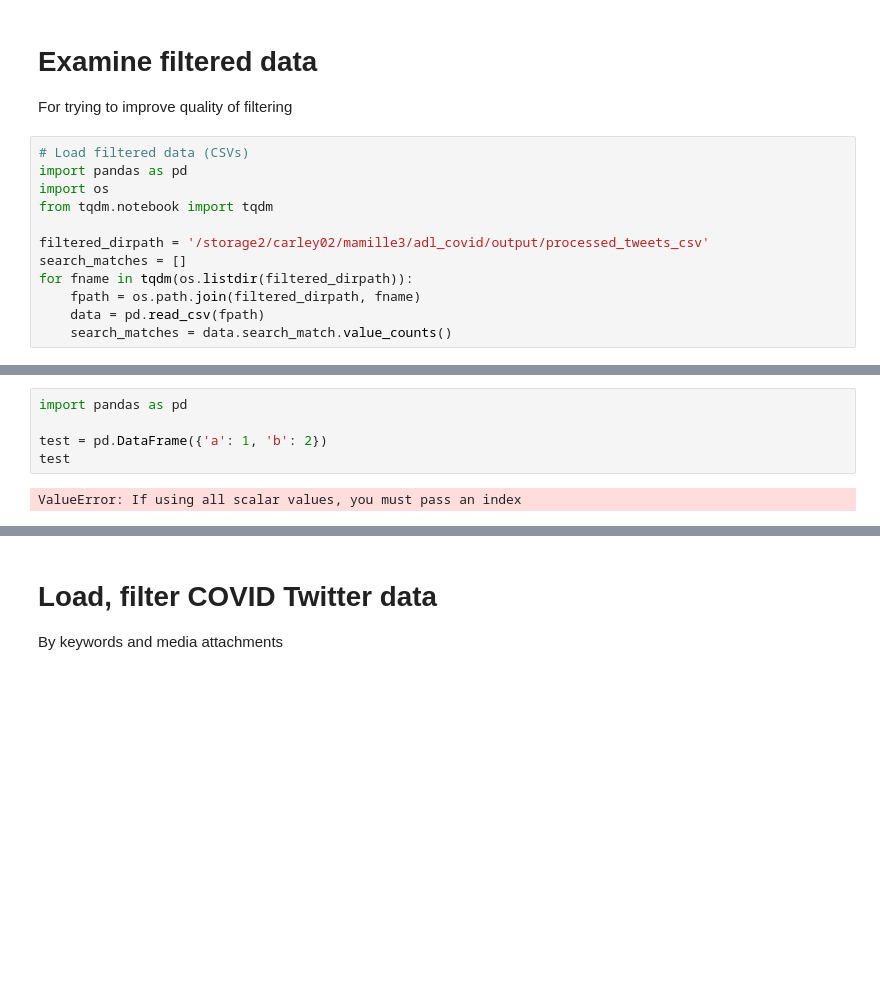
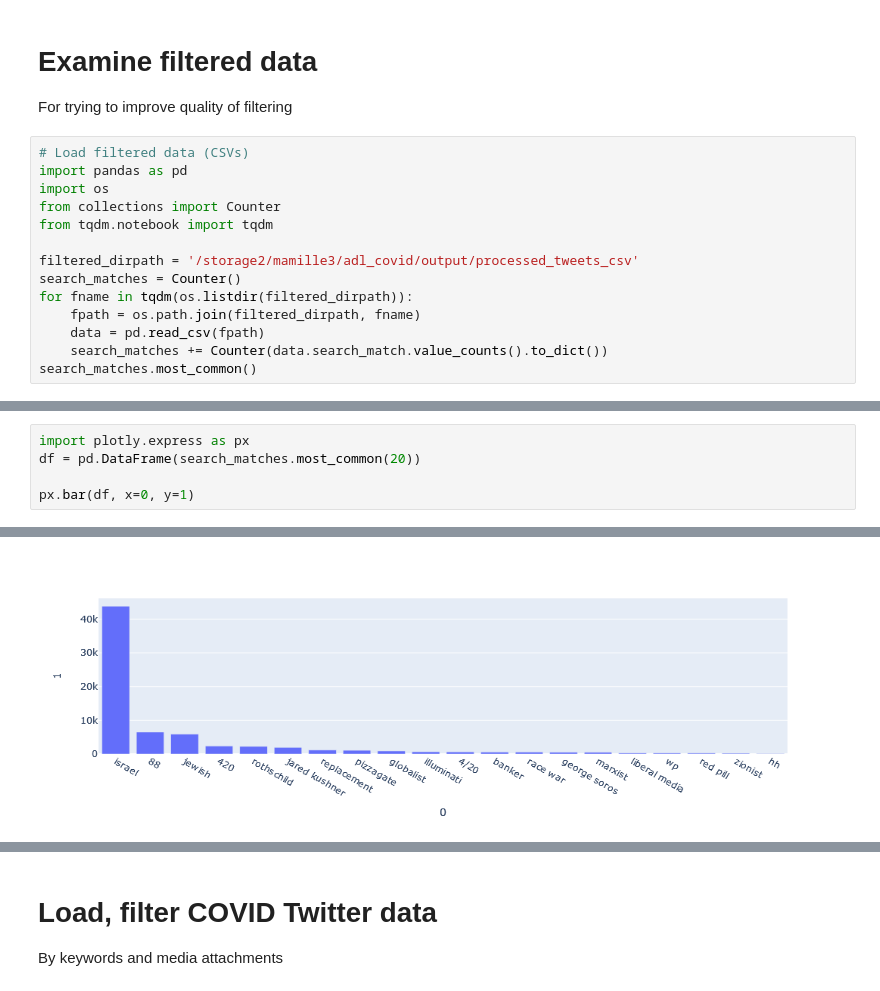
Before and after one commit to michaelmilleryoder/adl_covid, a Jupyter notebook: jupyter/twitter_data.ipynb, the cells around one changed output, grey strips where cells are left out. Drawn from its saved outputs; the diff is of its cells as text; blank space fills up the shorter version.

```diff
--- a/jupyter/twitter_data.ipynb
+++ b/jupyter/twitter_data.ipynb
@@ -5,11 +5,13 @@ For trying to improve quality of filtering
 # Load filtered data (CSVs)
 import pandas as pd
 import os
+from collections import Counter
 from tqdm.notebook import tqdm
 
-filtered_dirpath = '/storage2/carley02/mamille3/adl_covid/output/processed_tweets_csv'
-search_matches = []
+filtered_dirpath = '/storage2/mamille3/adl_covid/output/processed_tweets_csv'
+search_matches = Counter()
 for fname in tqdm(os.listdir(filtered_dirpath)):
     fpath = os.path.join(filtered_dirpath, fname)
     data = pd.read_csv(fpath)
-    search_matches = data.search_match.value_counts()
+    search_matches += Counter(data.search_match.value_counts().to_dict())
+search_matches.most_common()
@@ -16,7 +36,6 @@ for fname in tqdm(os.listdir(filtered_dirpath)):
-# %%
-import pandas as pd
-
-test = pd.DataFrame({'a': 1, 'b': 2})
-test
-# %% [output]
-ValueError: If using all scalar values, you must pass an index
+# %%
+import plotly.express as px
+df = pd.DataFrame(search_matches.most_common(20))
+
+px.bar(df, x=0, y=1)
+# %% [output]
@@ -22,0 +43 @@ ValueError: If using all scalar values, you must pass an index
+[figure, added]
```
Also changed, not shown: parts of 3 cells of this notebook.
